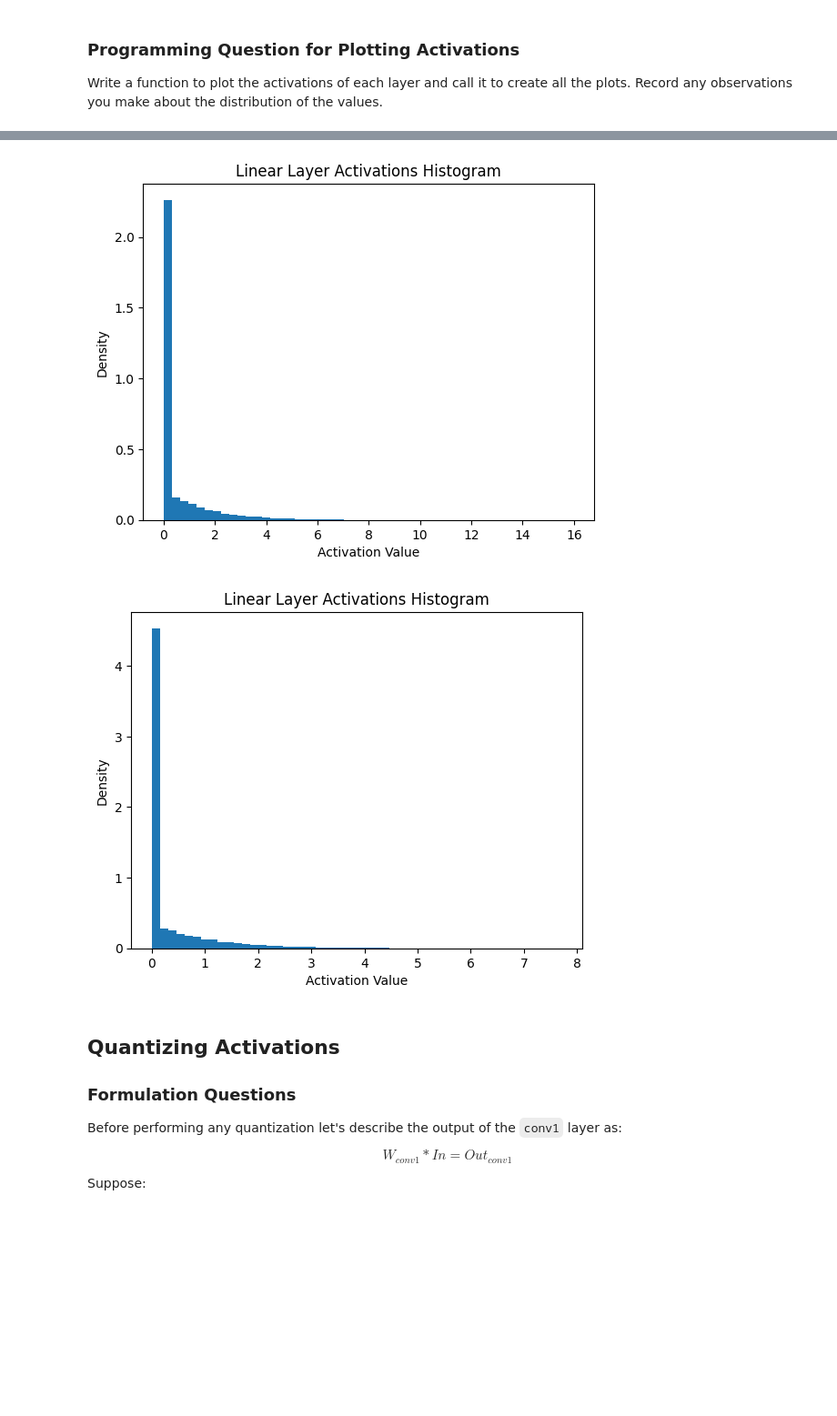
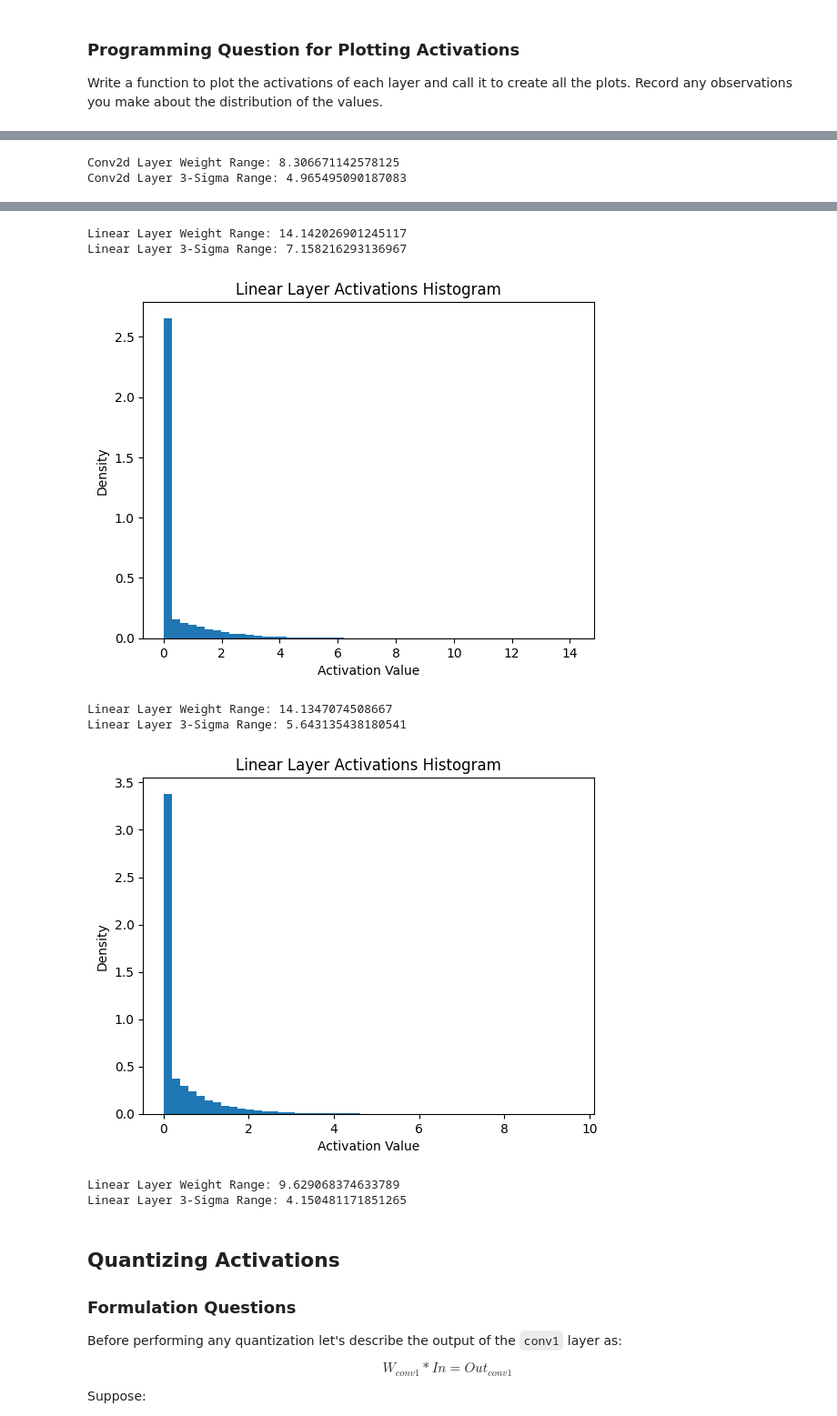
Before and after one commit to HARINI-RadheyKrishna/Machine_Learning, a Jupyter notebook: EE599_ML_Systems_HW4.ipynb, the cells around one changed output, grey strips where cells are left out. Shown at 91% size. Saved outputs shown, nothing was run; the diff lists cells and outputs as text; code cells hidden in the pictures; blank space fills up the shorter version.

```diff
--- a/EE599_ML_Systems_HW4.ipynb
+++ b/EE599_ML_Systems_HW4.ipynb
@@ -665,13 +665,27 @@ def plot_activations(model: Net):
     layers = [model.conv1, model.conv2, model.fc1, model.fc2, model.fc3]
 
     for layer in layers:
+        layer_acts = layer.activations.flatten()
+        layer_type = type(layer).__name__
+
         # Plot histogram of activations
-        plt.hist(layer.activations, bins=50, density=True)
-        plt.title(f"{type(layer).__name__} Layer Activations Histogram")
+        plt.hist(layer_acts, bins=50, density=True)
+        plt.title(f"{layer_type} Layer Activations Histogram")
         plt.xlabel("Activation Value")
         plt.ylabel("Density")
         plt.show()
 
+        # Calculate the upper and lower bounds of the range within 3 standard deviations
+        layer_acts_3sigma_max = (layer_acts.mean() + 3 * layer_acts.std()).item()
+        layer_acts_3sigma_min = (layer_acts.mean() - 3 * layer_acts.std()).item()
+
+        # Calculate the range of weights and the 3-sigma range for the layer
+        acts_range = layer_acts.max() - layer_acts.min()
+        sigma_range = layer_acts_3sigma_max - layer_acts_3sigma_min
+
+        print(f"{layer_type} Layer Weight Range: {acts_range.item()}")
+        print(f"{layer_type} Layer 3-Sigma Range: {sigma_range}")
+
 # Call the function to plot activations for the quantized model
 plot_activations(net_q3)
 # %% [output]
@@ -679,0 +696,2 @@ plot_activations(net_q3)
+Conv2d Layer Weight Range: 8.306671142578125
+Conv2d Layer 3-Sigma Range: 4.965495090187083
@@ -681,5 +699,11 @@ plot_activations(net_q3)
+Linear Layer Weight Range: 14.142026901245117
+Linear Layer 3-Sigma Range: 7.158216293136967
-[figure, old version]
+[figure, new version]
+Linear Layer Weight Range: 14.1347074508667
+Linear Layer 3-Sigma Range: 5.643135438180541
-[figure, old version]
+[figure, new version]
+Linear Layer Weight Range: 9.629068374633789
+Linear Layer 3-Sigma Range: 4.150481171851265
 # %% [markdown]
 ## Quantizing Activations
 
```
Also changed, not shown: parts of 32 cells of this notebook.
